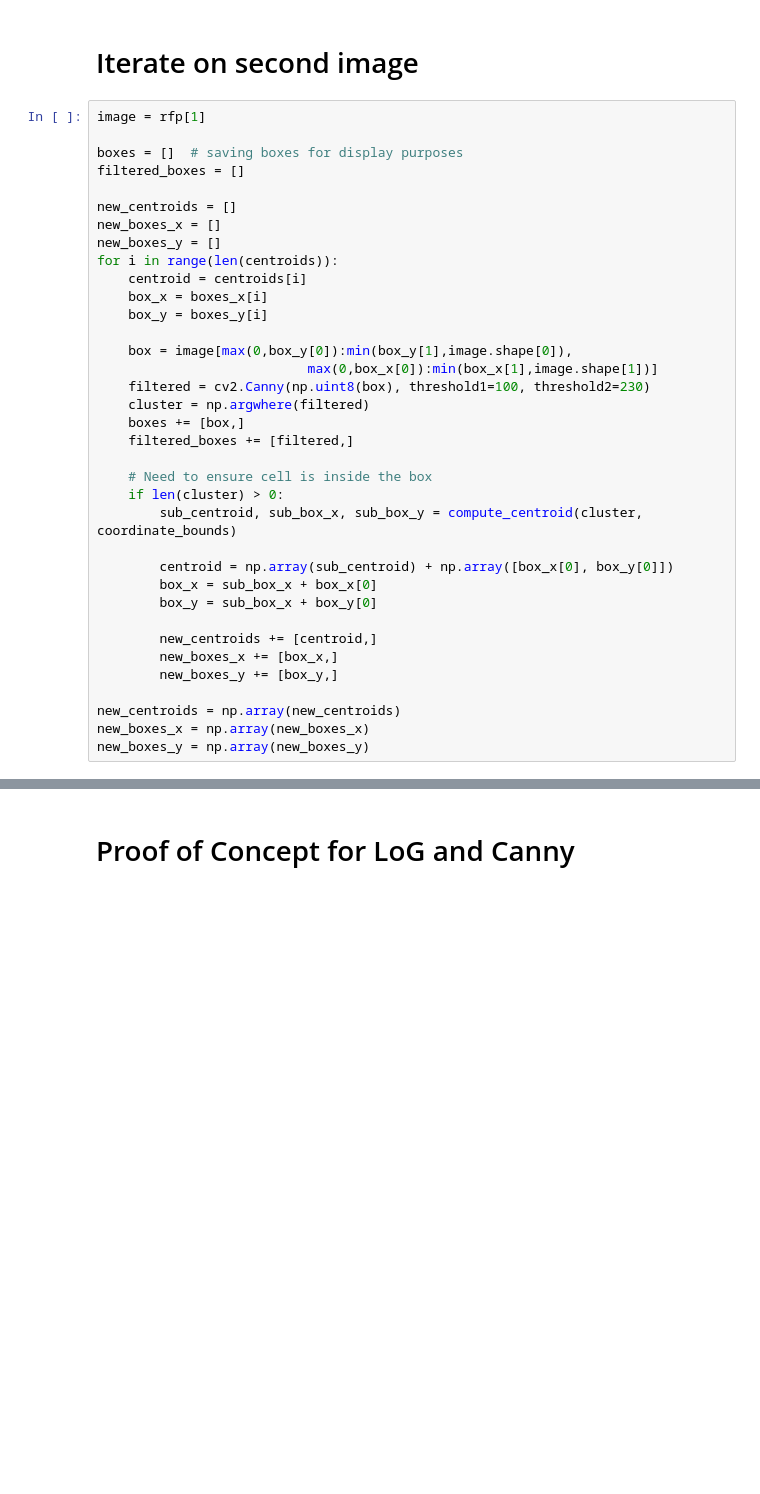
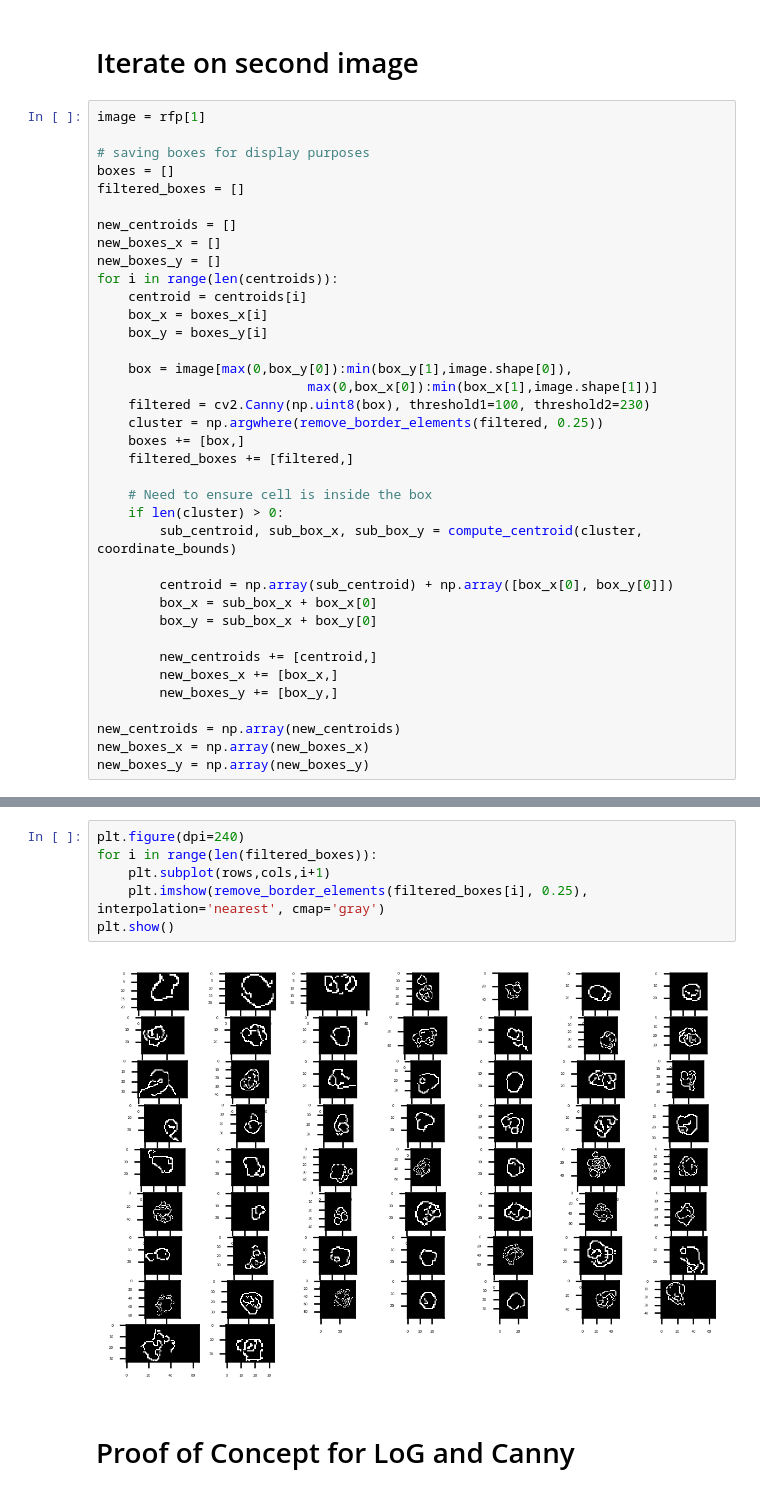
Before and after one commit to peteyeh/celltrack, a Jupyter notebook: feature_extract.ipynb, the cells around one changed output, grey strips where cells are left out. Saved outputs shown, nothing was run; the diff lists cells and outputs as text; blank space fills up the shorter version.

```diff
--- a/feature_extract.ipynb
+++ b/feature_extract.ipynb
@@ -95,7 +116,8 @@ plt.show()
 # %%
 image = rfp[1]
 
-boxes = []  # saving boxes for display purposes
+# saving boxes for display purposes
+boxes = []
 filtered_boxes = []
 
 new_centroids = []
@@ -109,7 +131,7 @@ for i in range(len(centroids)):
     box = image[max(0,box_y[0]):min(box_y[1],image.shape[0]),
                            max(0,box_x[0]):min(box_x[1],image.shape[1])]
     filtered = cv2.Canny(np.uint8(box), threshold1=100, threshold2=230)
-    cluster = np.argwhere(filtered)
+    cluster = np.argwhere(remove_border_elements(filtered, 0.25))
     boxes += [box,]
     filtered_boxes += [filtered,]
 
@@ -157,3 +183,11 @@ plt.show()
+# %%
+plt.figure(dpi=240)
+for i in range(len(filtered_boxes)):
+    plt.subplot(rows,cols,i+1)
+    plt.imshow(remove_border_elements(filtered_boxes[i], 0.25), interpolation='nearest', cmap='gray')
+plt.show()
+# %% [output]
+[figure, added]
 # %% [markdown]
 # Proof of Concept for LoG and Canny
 # %%
```
Also changed, not shown: parts of 9 cells of this notebook.
